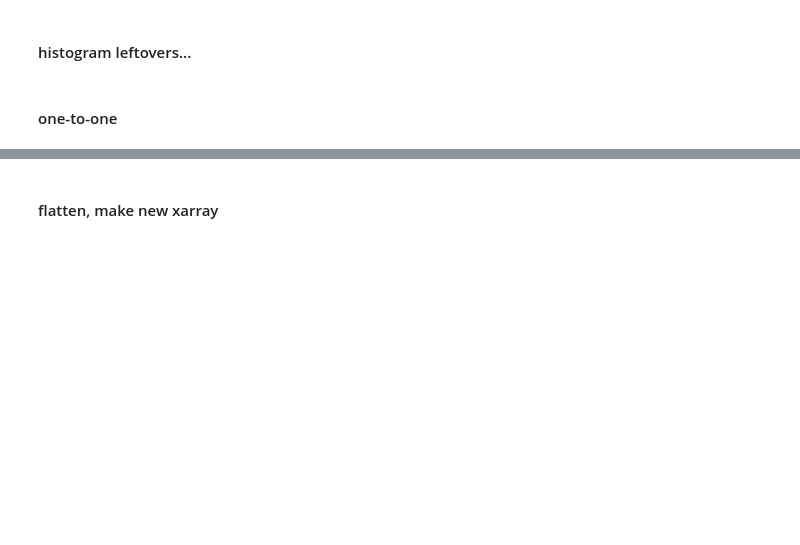
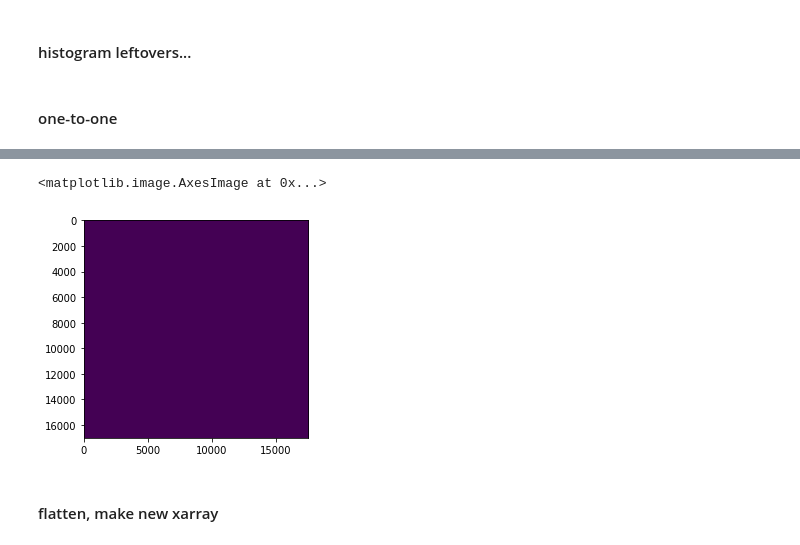
Before and after one commit to meganmason/jlabs, a Jupyter notebook: xarray/tests.ipynb, the cells around one changed output, grey strips where cells are left out. Saved outputs shown, nothing was run; the diff lists cells and outputs as text; code cells hidden in the pictures; blank space fills up the shorter version.

```diff
--- a/xarray/tests.ipynb
+++ b/xarray/tests.ipynb
@@ -165,3 +224,9 @@ plt.plot(s1, marker='.')
+# %%
+plt.imshow(test_matrix)
+plt.show()
+# %% [output]
+<matplotlib.image.AxesImage at 0x...>
+[figure, added]
 # %%
 # def one_to_one (lidar_1, lidar_2):
 
```
Also changed, not shown: parts of 18 cells of this notebook, 1 other file.
